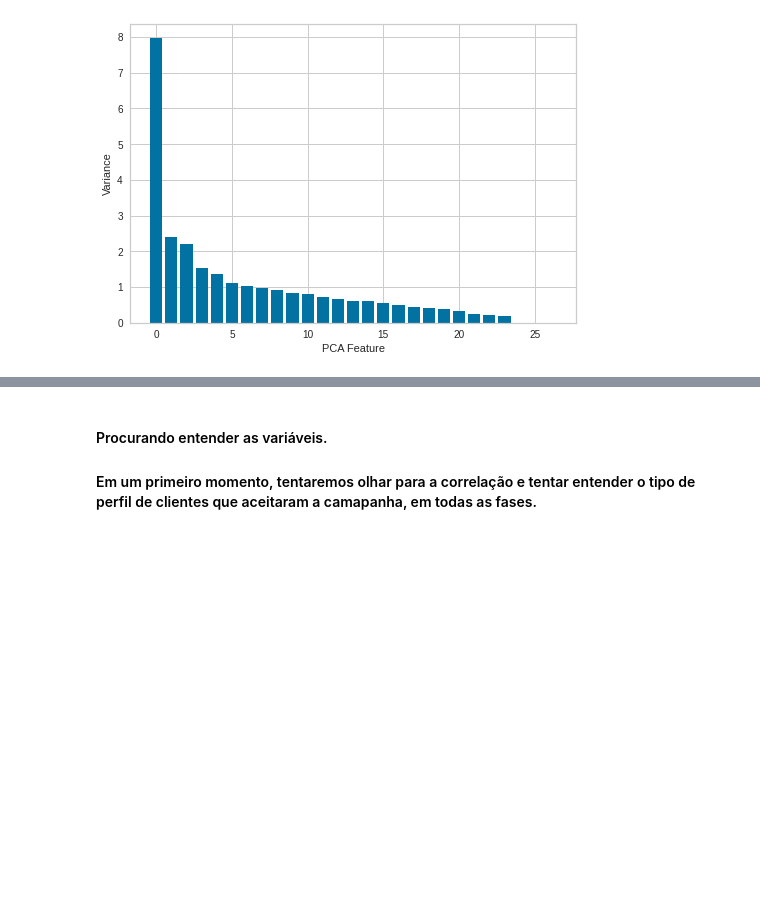
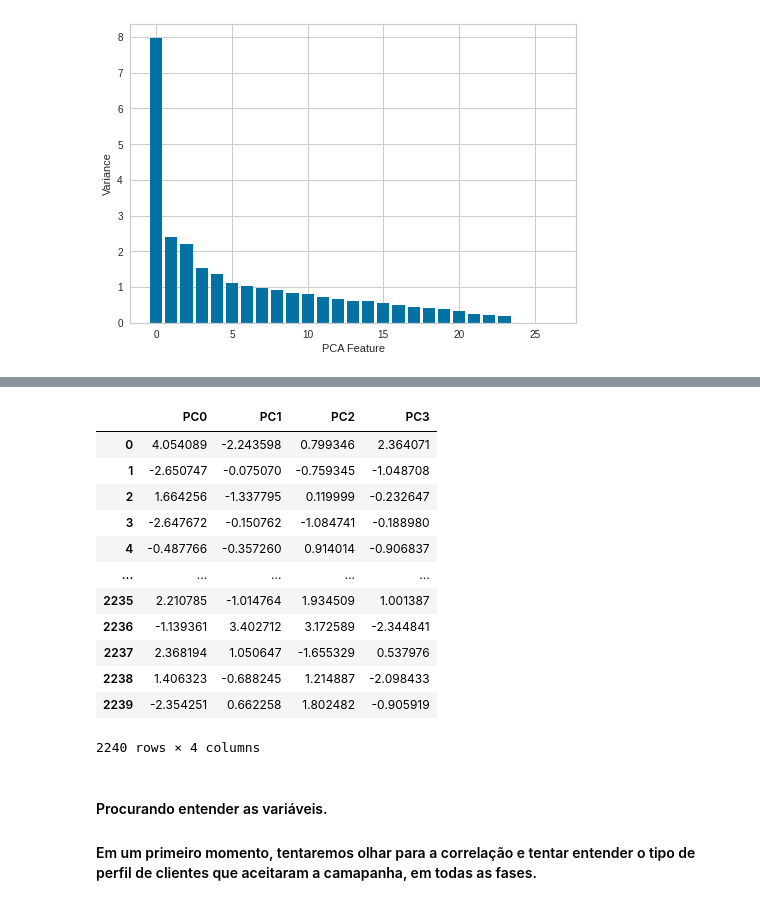
Before and after one commit to Pedro4010/caseifood, a Jupyter notebook: caseifood.ipynb, the cells around one changed output, grey strips where cells are left out. Saved outputs shown, nothing was run; the diff lists cells and outputs as text; code cells hidden in the pictures; blank space fills up the shorter version.

```diff
--- a/caseifood.ipynb
+++ b/caseifood.ipynb
@@ -592,3 +592,6 @@ plt.show()
 [figure]
 # %%
 # 4 ou 5 clusters vão ser minhas primeiras opções para lidar com esse problema.
+# %%
+pca = PCA(n_components=4)
+X_pca = pca.fit_transform(X_scaled)
@@ -595,3 +608,20 @@ plt.show()
+# %%
+df_X_pca = pd.DataFrame(X_pca, columns=(['PC0','PC1','PC2','PC3']))
+df_X_pca
+# %% [output]
+|  | PC0 | PC1 | PC2 | PC3 |
+| 0 | 4.054089 | -2.243598 | 0.799346 | 2.364071 |
+| 1 | -2.650747 | -0.075070 | -0.759345 | -1.048708 |
+| 2 | 1.664256 | -1.337795 | 0.119999 | -0.232647 |
+| 3 | -2.647672 | -0.150762 | -1.084741 | -0.188980 |
+| 4 | -0.487766 | -0.357260 | 0.914014 | -0.906837 |
+| ... | ... | ... | ... | ... |
+| 2235 | 2.210785 | -1.014764 | 1.934509 | 1.001387 |
+| 2236 | -1.139361 | 3.402712 | 3.172589 | -2.344841 |
+| 2237 | 2.368194 | 1.050647 | -1.655329 | 0.537976 |
+| 2238 | 1.406323 | -0.688245 | 1.214887 | -2.098433 |
+| 2239 | -2.354251 | 0.662258 | 1.802482 | -0.905919 |
+2240 rows × 4 columns
 # %%
 # dfi = dfi[['Year_Birth','Dt_Customer','Education','Marital_Status','Income','Kidhome',
 #'Teenhome','Recency','MntWines','MntFruits','MntMeatProducts','MntFishProducts','MntSweetProducts',
```
Also changed, not shown: parts of 1 cell of this notebook.
